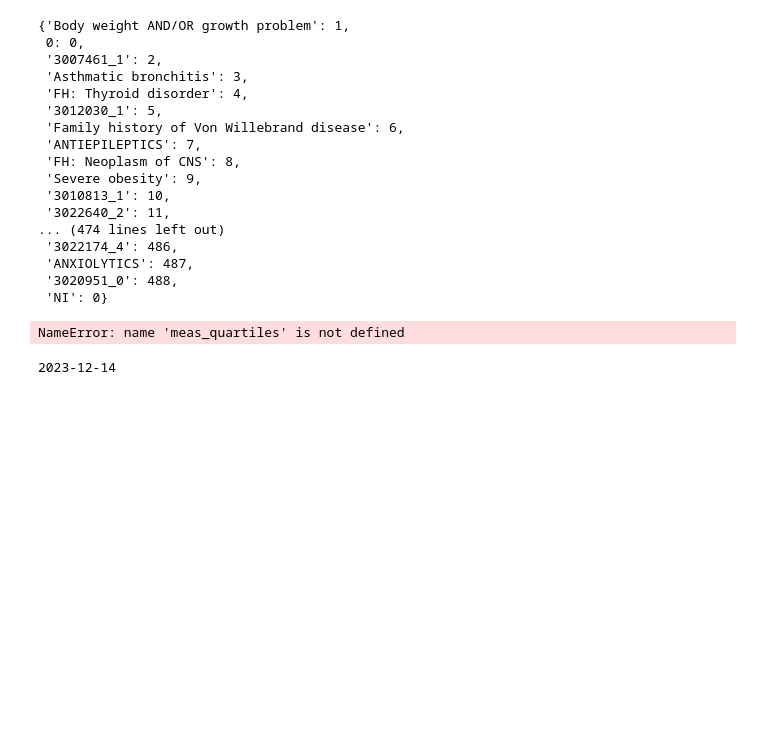
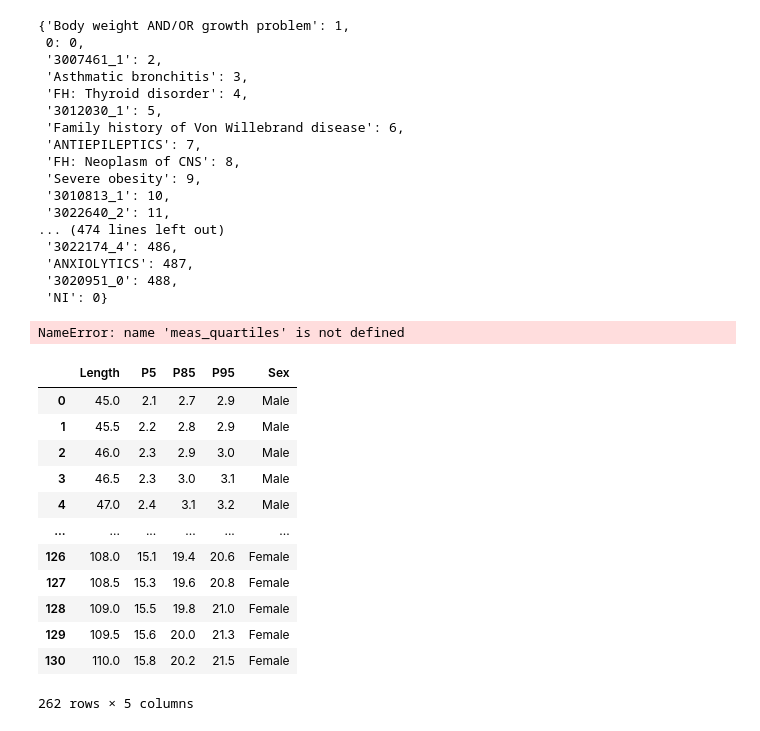
Before and after one commit to fayyaz-udel/nemours-fhir-obesity, a Jupyter notebook: inference/data/vocab/test.ipynb, the cells around one changed output. Saved outputs shown, nothing was run; the diff lists cells and outputs as text; code cells hidden in the pictures; blank space fills up the shorter version.

```diff
--- a/inference/data/vocab/test.ipynb
+++ b/inference/data/vocab/test.ipynb
@@ -181,9 +184,19 @@ meas_quartiles = pd.read_csv('../meas_q_intervals.csv', header=0)
 meas_quartiles['col_name'].astype(int)
 # %% [output]
 NameError: name 'meas_quartiles' is not defined
-# %%
-from datetime import date
-
-print(date.today())
-# %% [output]
-2023-12-14
+# %%
+wfl
+# %% [output]
+|  | Length | P5 | P85 | P95 | Sex |
+| 0 | 45.0 | 2.1 | 2.7 | 2.9 | Male |
+| 1 | 45.5 | 2.2 | 2.8 | 2.9 | Male |
+| 2 | 46.0 | 2.3 | 2.9 | 3.0 | Male |
+| 3 | 46.5 | 2.3 | 3.0 | 3.1 | Male |
+| 4 | 47.0 | 2.4 | 3.1 | 3.2 | Male |
+| ... | ... | ... | ... | ... | ... |
+| 126 | 108.0 | 15.1 | 19.4 | 20.6 | Female |
+| 127 | 108.5 | 15.3 | 19.6 | 20.8 | Female |
+| 128 | 109.0 | 15.5 | 19.8 | 21.0 | Female |
+| 129 | 109.5 | 15.6 | 20.0 | 21.3 | Female |
+| 130 | 110.0 | 15.8 | 20.2 | 21.5 | Female |
+262 rows × 5 columns
```
Also changed, not shown: parts of 9 cells of this notebook, 4 other files.
